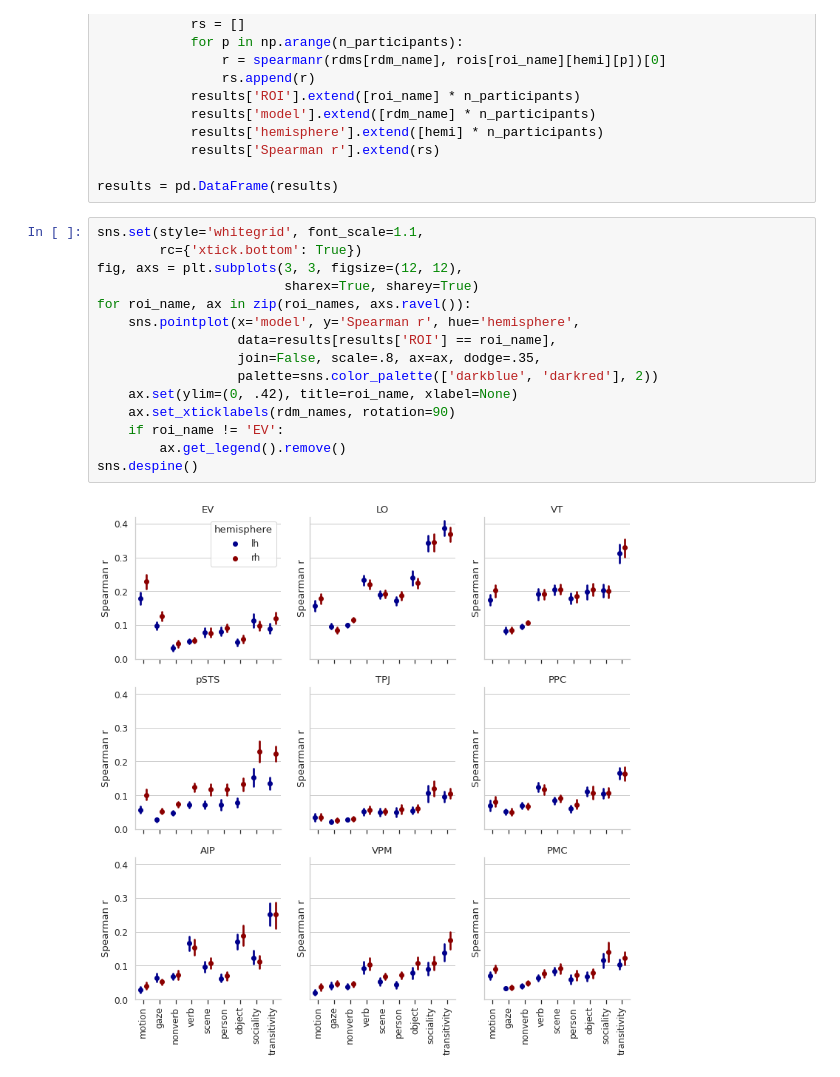
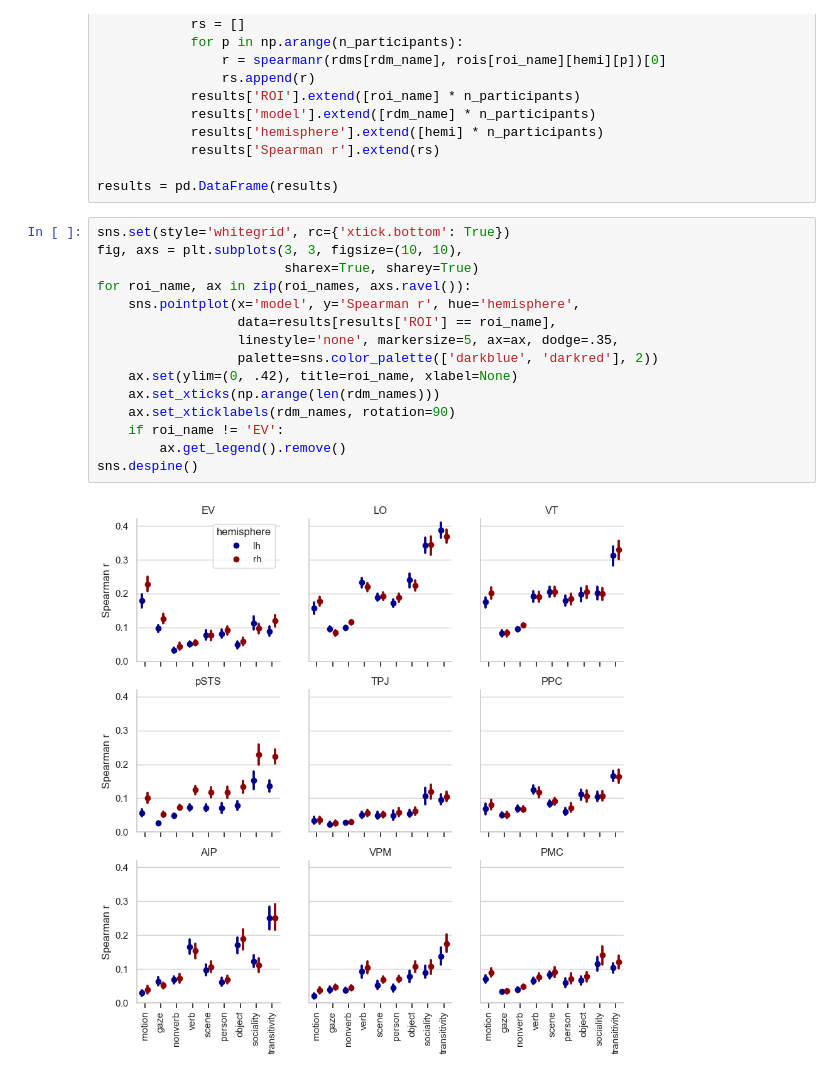
Before and after one commit to HaxbyLab/action-geometry, a Jupyter notebook: action_geometry_demo.ipynb, the cells around one changed output. Saved outputs shown, nothing was run; the diff lists cells and outputs as text.

```diff
--- a/action_geometry_demo.ipynb
+++ b/action_geometry_demo.ipynb
@@ -110,19 +125,19 @@ for roi_name in roi_names:
 
 results = pd.DataFrame(results)
 # %%
-sns.set(style='whitegrid', font_scale=1.1,
-        rc={'xtick.bottom': True})
-fig, axs = plt.subplots(3, 3, figsize=(12, 12),
+sns.set(style='whitegrid', rc={'xtick.bottom': True})
+fig, axs = plt.subplots(3, 3, figsize=(10, 10),
                         sharex=True, sharey=True)
 for roi_name, ax in zip(roi_names, axs.ravel()):
     sns.pointplot(x='model', y='Spearman r', hue='hemisphere',
                   data=results[results['ROI'] == roi_name],
-                  join=False, scale=.8, ax=ax, dodge=.35,
+                  linestyle='none', markersize=5, ax=ax, dodge=.35,
                   palette=sns.color_palette(['darkblue', 'darkred'], 2))
     ax.set(ylim=(0, .42), title=roi_name, xlabel=None)
+    ax.set_xticks(np.arange(len(rdm_names)))
     ax.set_xticklabels(rdm_names, rotation=90)
     if roi_name != 'EV':
         ax.get_legend().remove()
 sns.despine()
 # %% [output]
-[figure, old version]
+[figure, new version]
```
Also changed, not shown: parts of 15 cells of this notebook.
